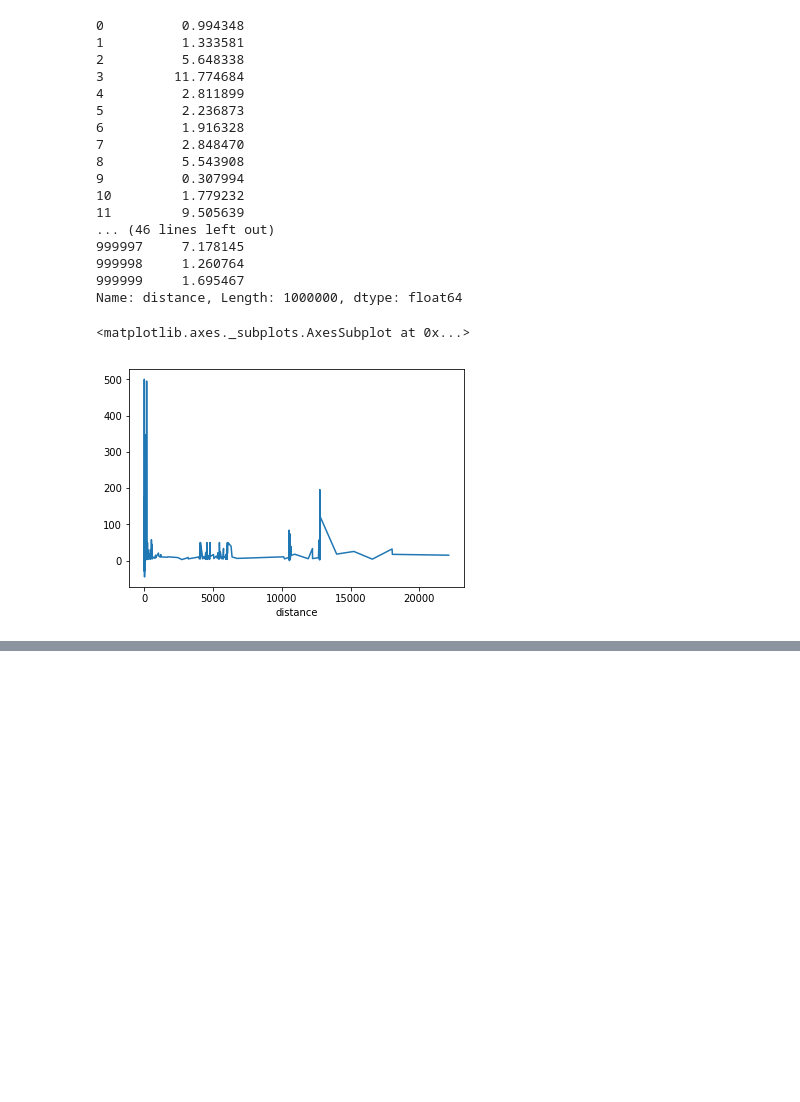
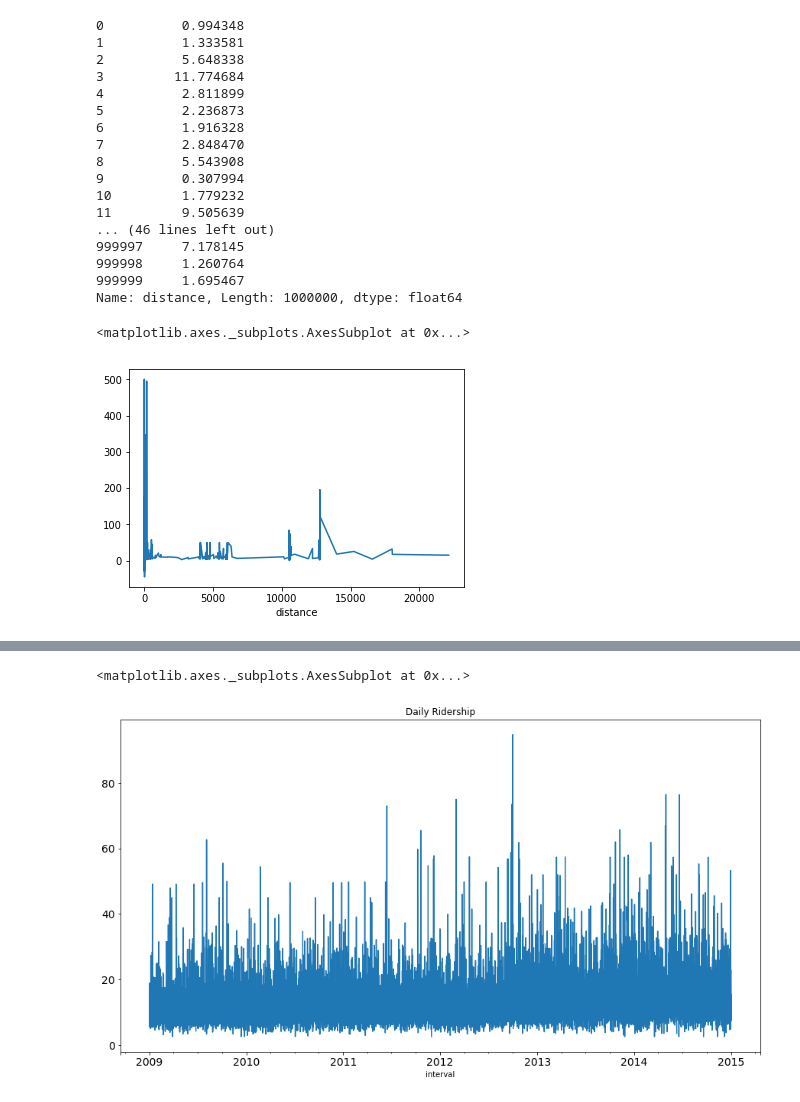
Before and after one commit to sreelakshminarayanan/nyctaxianalysis, a Jupyter notebook: taxiprediction.ipynb, the cells around one changed output, grey strips where cells are left out. Saved outputs shown, nothing was run; the diff lists cells and outputs as text; code cells hidden in the pictures; blank space fills up the shorter version.

```diff
--- a/taxiprediction.ipynb
+++ b/taxiprediction.ipynb
@@ -418,0 +525,2 @@ sn.heatmap(corrmat, vmax=0.8, square=True, annot=True)
+# %%
+df.interval = df.index
@@ -418,0 +536,2 @@ sn.heatmap(corrmat, vmax=0.8, square=True, annot=True)
+# %%
+train_df = df[(df['interval']<datetime.date(2015,1,1))]
@@ -418,0 +574,2 @@ sn.heatmap(corrmat, vmax=0.8, square=True, annot=True)
+# %%
+train_df.index = train_df.interval
@@ -418,0 +578,2 @@ sn.heatmap(corrmat, vmax=0.8, square=True, annot=True)
+# %%
+train_df = train_df.resample(rule='60T', closed='left', label='left', base=17).mean()
@@ -418,0 +604,5 @@ sn.heatmap(corrmat, vmax=0.8, square=True, annot=True)
+# %%
+train_df.fare_amount.plot(figsize=(15,8), title= 'Daily Ridership', fontsize=14)
+# %% [output]
+<matplotlib.axes._subplots.AxesSubplot at 0x...>
+[figure, added]
```
Also changed, not shown: parts of 45 cells of this notebook.
